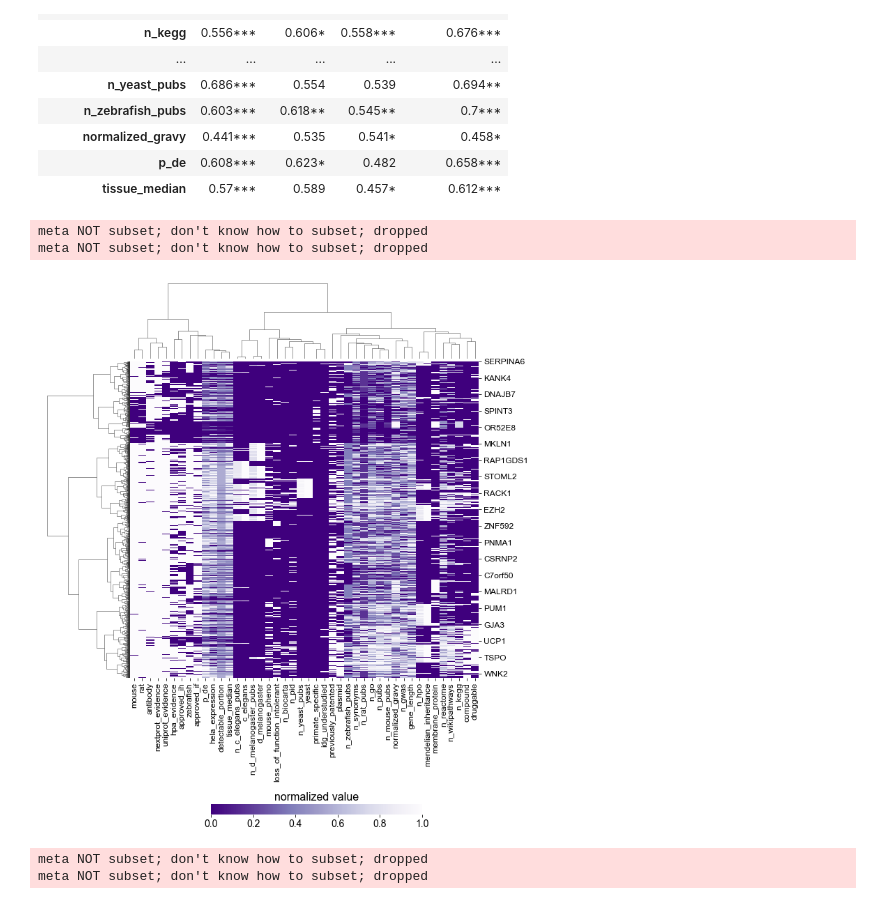
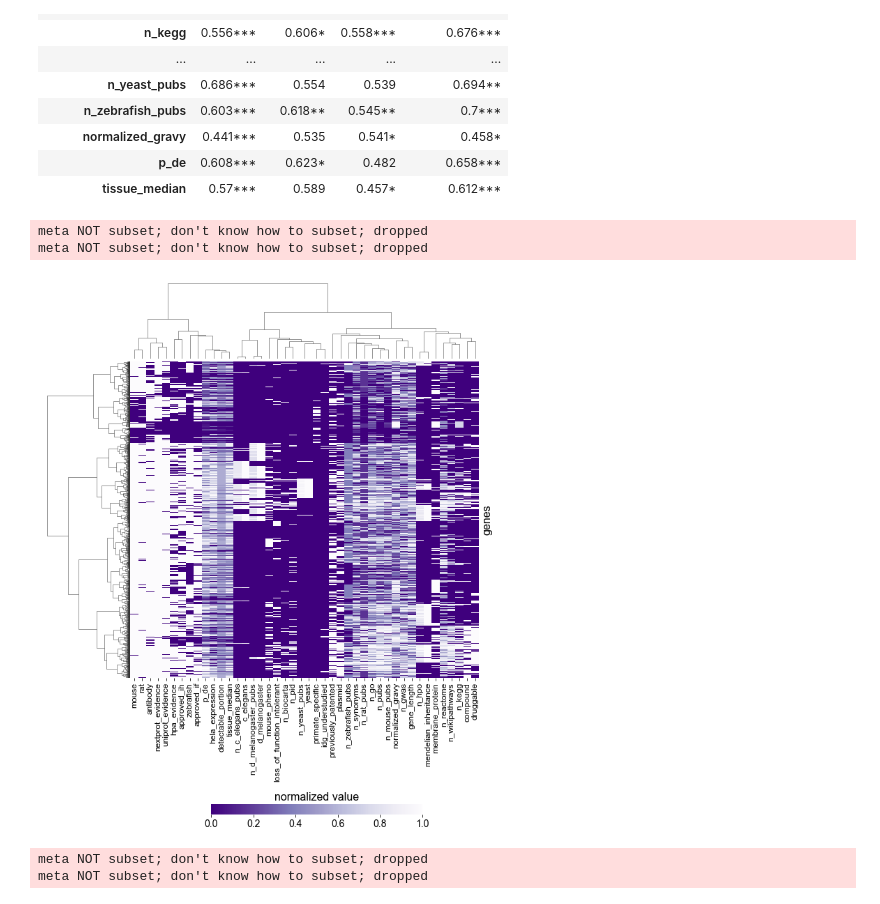
Before and after one commit to amarallab/fmug_analysis, a Jupyter notebook: notebooks/221115_evaluate_table.ipynb, the cells around one changed output. Saved outputs shown, nothing was run; the diff lists cells and outputs as text; code cells hidden in the pictures.

```diff
--- a/notebooks/221115_evaluate_table.ipynb
+++ b/notebooks/221115_evaluate_table.ipynb
@@ -257,24 +257,26 @@ table_slice = table_slice.set_index('symbol_from_nomenclature_authority')
 # %%
 g = sns.clustermap(table_slice.dropna().astype(float),
                    method='ward',
                    cmap='Purples_r',
                    xticklabels=1, yticklabels=1000, figsize=(10,10),
                    cbar_kws={'orientation':'horizontal'})
 g.ax_heatmap.set_ylabel(None)
 g.ax_cbar.set_position((0.35, -0.08, 0.42, 0.02))
 g.ax_cbar.set_title(r'normalized value', fontsize=16)
 g.ax_cbar.tick_params(labelsize=14)
 g.ax_heatmap.tick_params(labelsize=12, axis='both')
+g.ax_heatmap.tick_params(right=False, labelright=False, axis='y')
+g.ax_heatmap.set_ylabel('genes', fontsize=16)
 
 plt.savefig('../img/property_clustering_binary_rank_221117.png', dpi=200, bbox_inches='tight')
 plt.savefig('../img/property_clustering_binary_rank_221117.pdf', bbox_inches='tight')
 
 export.image('general', p='figures/property_clustering_binary_rank.pdf', date=True)
 export.raster_image('general', p='figures/property_clustering_binary_rank.png', date=True, dpi=600)
 # %% [output]
 meta NOT subset; don't know how to subset; dropped
 meta NOT subset; don't know how to subset; dropped
-[figure, old version]
+[figure, new version]
 # %%
 g = sns.clustermap(table_slice.corr(),
                    method='ward',
```
Also changed, not shown: parts of 2 cells of this notebook, 3 other files.
